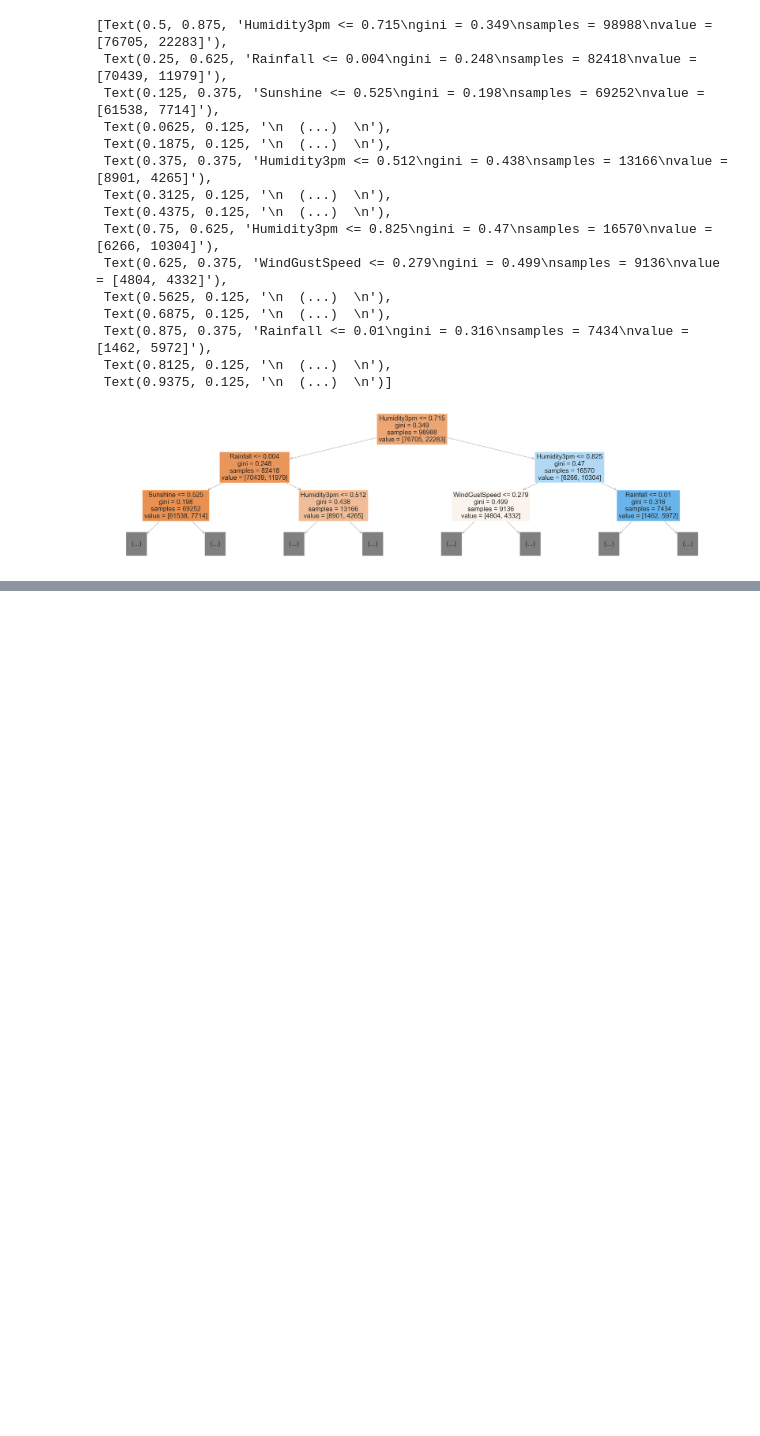
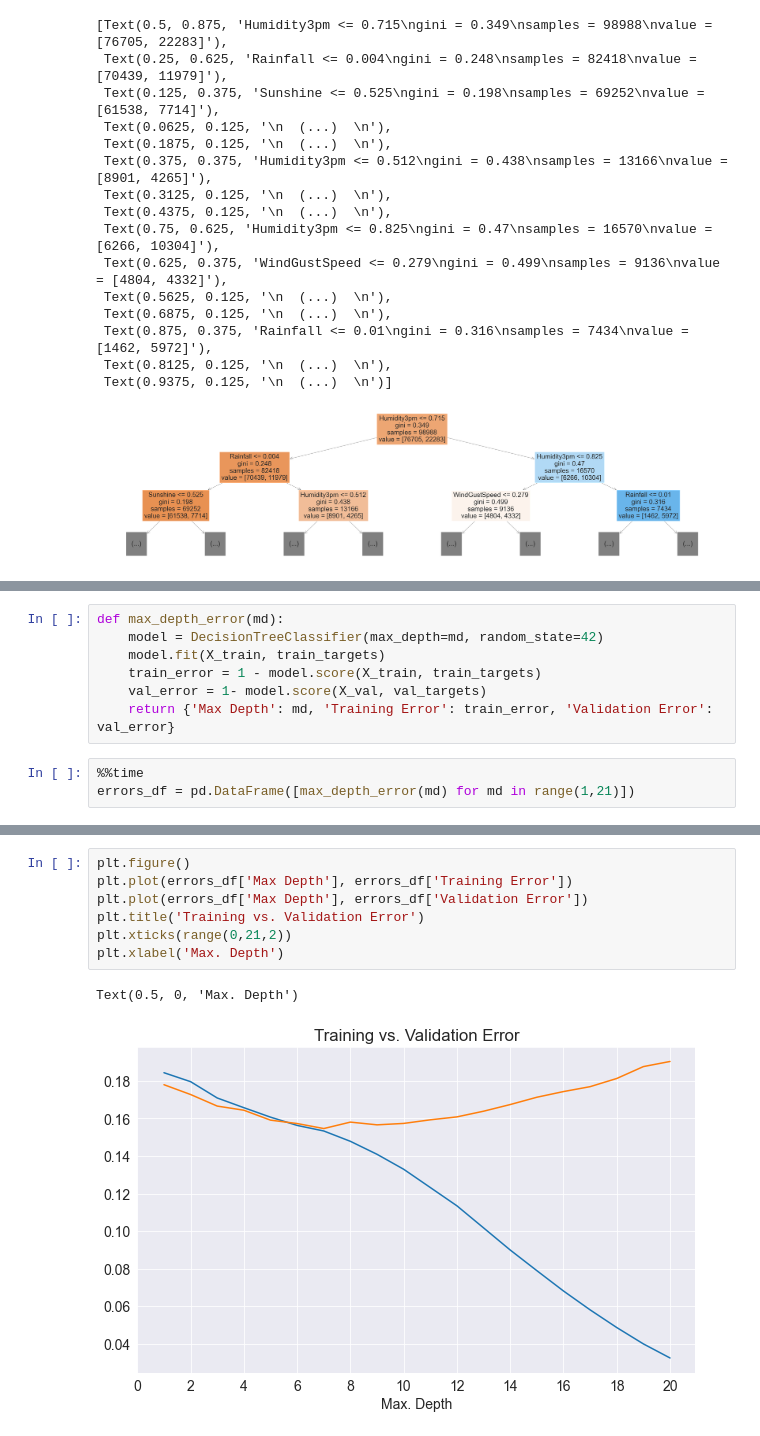
Before and after one commit to Harsh21S/rain-prediction-decision-tree-random-forest, a Jupyter notebook: notebook/Untitled.ipynb, the cells around one changed output, grey strips where cells are left out. Drawn from its saved outputs; the diff is of its cells as text; blank space fills up the shorter version.

```diff
--- a/notebook/Untitled.ipynb
+++ b/notebook/Untitled.ipynb
@@ -427,0 +486,10 @@ sns.barplot(data=importance_df.head(10), x="importance", y="feature")
+# %%
+def max_depth_error(md):
+    model = DecisionTreeClassifier(max_depth=md, random_state=42)
+    model.fit(X_train, train_targets)
+    train_error = 1 - model.score(X_train, train_targets)
+    val_error = 1- model.score(X_val, val_targets)
+    return {'Max Depth': md, 'Training Error': train_error, 'Validation Error': val_error}
+# %%
+%%time
+errors_df = pd.DataFrame([max_depth_error(md) for md in range(1,21)])
@@ -427,0 +519,10 @@ sns.barplot(data=importance_df.head(10), x="importance", y="feature")
+# %%
+plt.figure()
+plt.plot(errors_df['Max Depth'], errors_df['Training Error'])
+plt.plot(errors_df['Max Depth'], errors_df['Validation Error'])
+plt.title('Training vs. Validation Error')
+plt.xticks(range(0,21,2))
+plt.xlabel('Max. Depth')
+# %% [output]
+Text(0.5, 0, 'Max. Depth')
+[figure, added]
```
Also changed, not shown: parts of 30 cells of this notebook.
